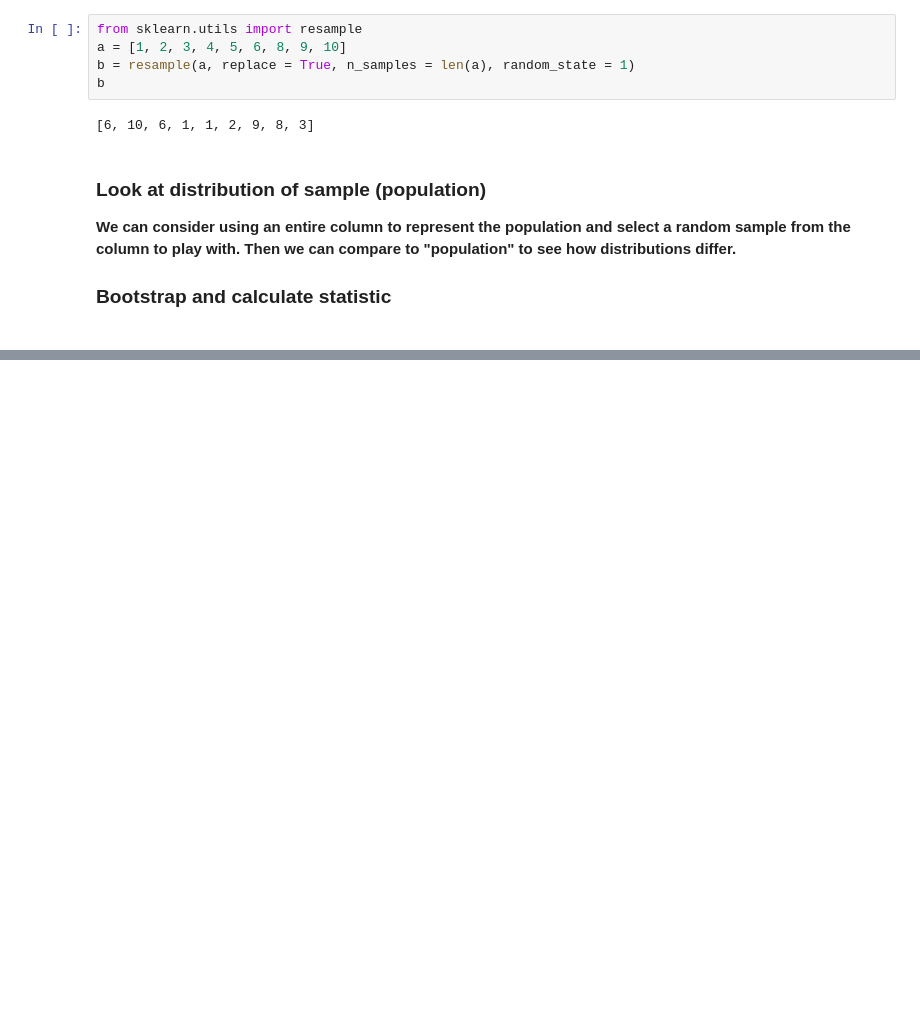
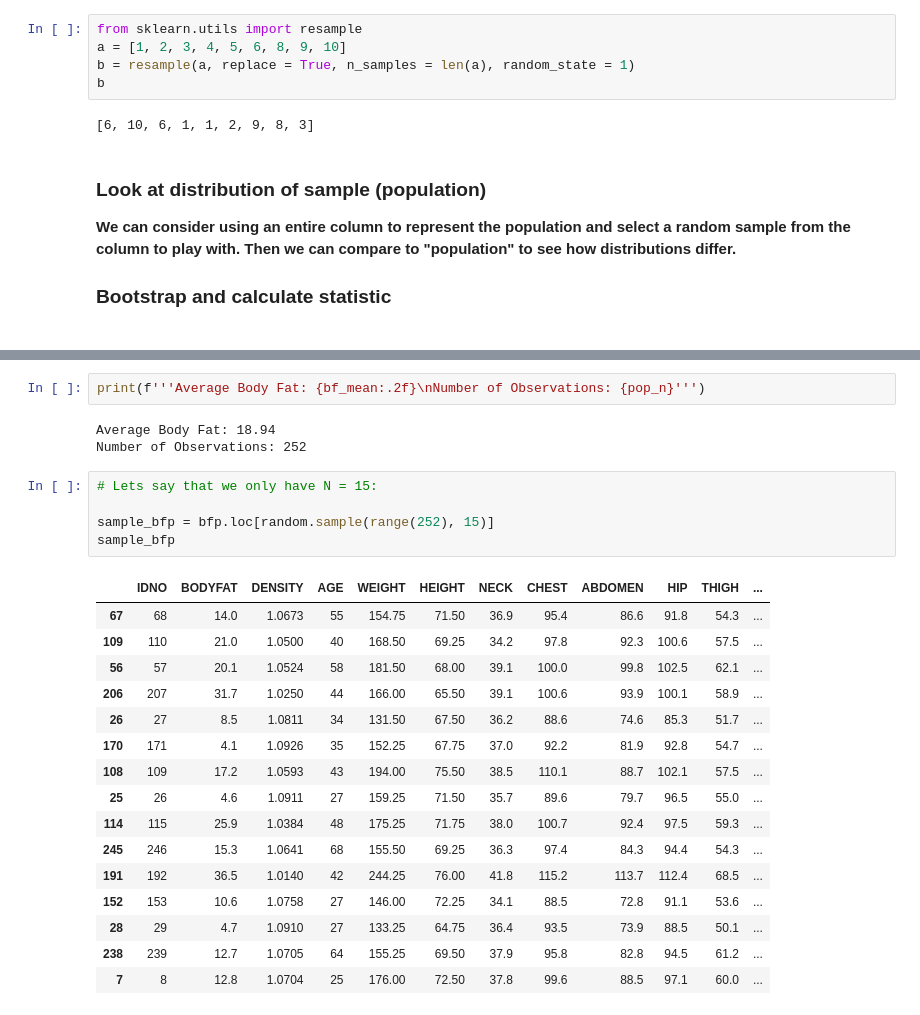
Before and after one commit to lbdeoliveira/msds610_code_presentation, a Jupyter notebook: Bootstrapping_Presentation.ipynb, the cells around one changed output, grey strips where cells are left out. Cells and saved outputs as stored; diff of their text form; blank space fills up the shorter version.

```diff
--- a/Bootstrapping_Presentation.ipynb
+++ b/Bootstrapping_Presentation.ipynb
@@ -138,2 +142,29 @@ len(data)
 # %% [output]
 252
+# %%
+print(f'''Average Body Fat: {bf_mean:.2f}\nNumber of Observations: {pop_n}''')
+# %% [output]
+Average Body Fat: 18.94
+Number of Observations: 252
+# %%
+# Lets say that we only have N = 15:
+
+sample_bfp = bfp.loc[random.sample(range(252), 15)]
+sample_bfp
+# %% [output]
+|  | IDNO | BODYFAT | DENSITY | AGE | WEIGHT | HEIGHT | NECK | CHEST | ABDOMEN | HIP | THIGH | ... |
+| 67 | 68 | 14.0 | 1.0673 | 55 | 154.75 | 71.50 | 36.9 | 95.4 | 86.6 | 91.8 | 54.3 | ... |
+| 109 | 110 | 21.0 | 1.0500 | 40 | 168.50 | 69.25 | 34.2 | 97.8 | 92.3 | 100.6 | 57.5 | ... |
+| 56 | 57 | 20.1 | 1.0524 | 58 | 181.50 | 68.00 | 39.1 | 100.0 | 99.8 | 102.5 | 62.1 | ... |
+| 206 | 207 | 31.7 | 1.0250 | 44 | 166.00 | 65.50 | 39.1 | 100.6 | 93.9 | 100.1 | 58.9 | ... |
+| 26 | 27 | 8.5 | 1.0811 | 34 | 131.50 | 67.50 | 36.2 | 88.6 | 74.6 | 85.3 | 51.7 | ... |
+| 170 | 171 | 4.1 | 1.0926 | 35 | 152.25 | 67.75 | 37.0 | 92.2 | 81.9 | 92.8 | 54.7 | ... |
+| 108 | 109 | 17.2 | 1.0593 | 43 | 194.00 | 75.50 | 38.5 | 110.1 | 88.7 | 102.1 | 57.5 | ... |
+| 25 | 26 | 4.6 | 1.0911 | 27 | 159.25 | 71.50 | 35.7 | 89.6 | 79.7 | 96.5 | 55.0 | ... |
+| 114 | 115 | 25.9 | 1.0384 | 48 | 175.25 | 71.75 | 38.0 | 100.7 | 92.4 | 97.5 | 59.3 | ... |
+| 245 | 246 | 15.3 | 1.0641 | 68 | 155.50 | 69.25 | 36.3 | 97.4 | 84.3 | 94.4 | 54.3 | ... |
+| 191 | 192 | 36.5 | 1.0140 | 42 | 244.25 | 76.00 | 41.8 | 115.2 | 113.7 | 112.4 | 68.5 | ... |
+| 152 | 153 | 10.6 | 1.0758 | 27 | 146.00 | 72.25 | 34.1 | 88.5 | 72.8 | 91.1 | 53.6 | ... |
+| 28 | 29 | 4.7 | 1.0910 | 27 | 133.25 | 64.75 | 36.4 | 93.5 | 73.9 | 88.5 | 50.1 | ... |
+| 238 | 239 | 12.7 | 1.0705 | 64 | 155.25 | 69.50 | 37.9 | 95.8 | 82.8 | 94.5 | 61.2 | ... |
+| 7 | 8 | 12.8 | 1.0704 | 25 | 176.00 | 72.50 | 37.8 | 99.6 | 88.5 | 97.1 | 60.0 | ... |
```
Also changed, not shown: parts of 10 cells of this notebook.
